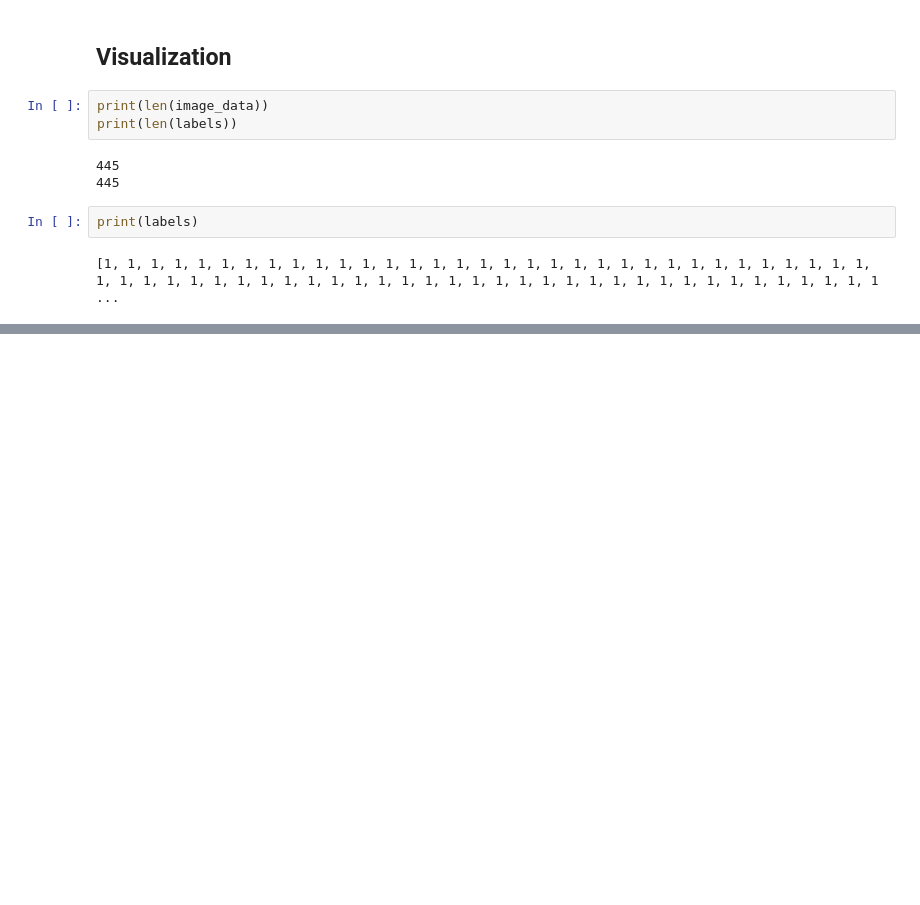
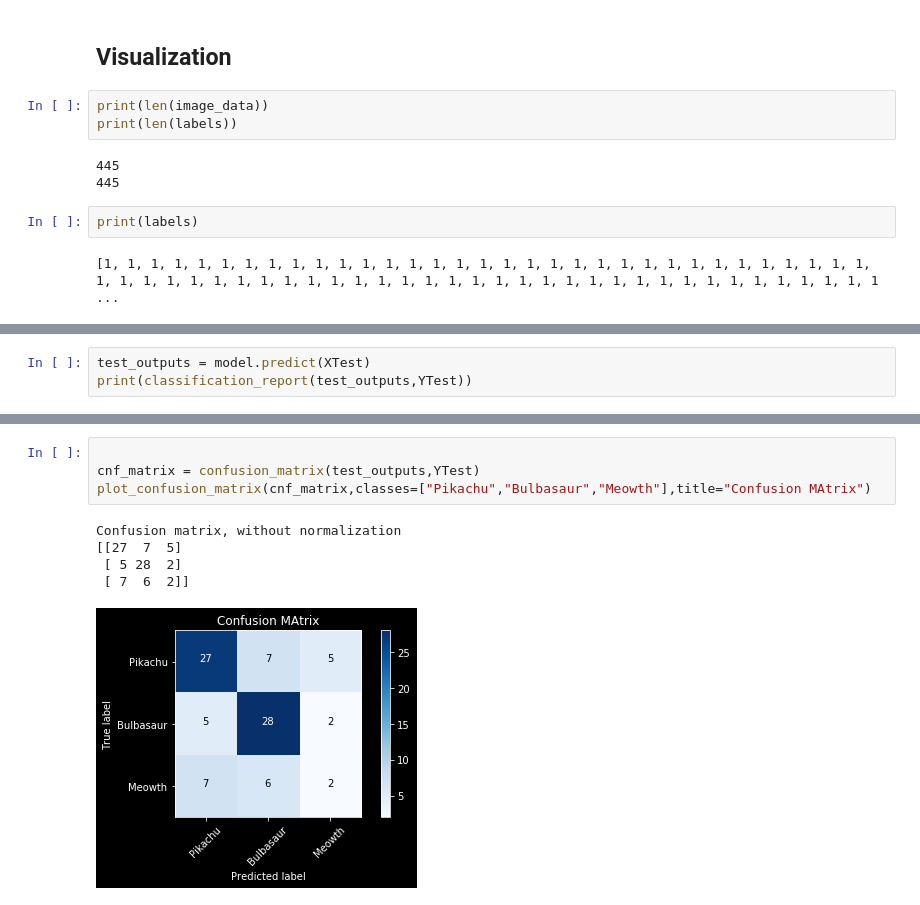
Before and after one commit to deepanshu2301/MachineLearning, a Jupyter notebook: Deep Learning/Pokemon Classifier Using NN.ipynb, the cells around one changed output, grey strips where cells are left out. Saved outputs shown, nothing was run; the diff lists cells and outputs as text; blank space fills up the shorter version.

```diff
--- a/Deep Learning/Pokemon Classifier Using NN.ipynb
+++ b/Deep Learning/Pokemon Classifier Using NN.ipynb
@@ -77,0 +319,3 @@ for i in range(10):
+# %%
+test_outputs = model.predict(XTest)
+print(classification_report(test_outputs,YTest))
@@ -77,0 +332,10 @@ for i in range(10):
+# %%
+
+cnf_matrix = confusion_matrix(test_outputs,YTest)
+plot_confusion_matrix(cnf_matrix,classes=["Pikachu","Bulbasaur","Meowth"],title="Confusion MAtrix")
+# %% [output]
+Confusion matrix, without normalization
+[[27  7  5]
+ [ 5 28  2]
+ [ 7  6  2]]
+[figure, added]
```
Also changed, not shown: parts of 20 cells of this notebook.
